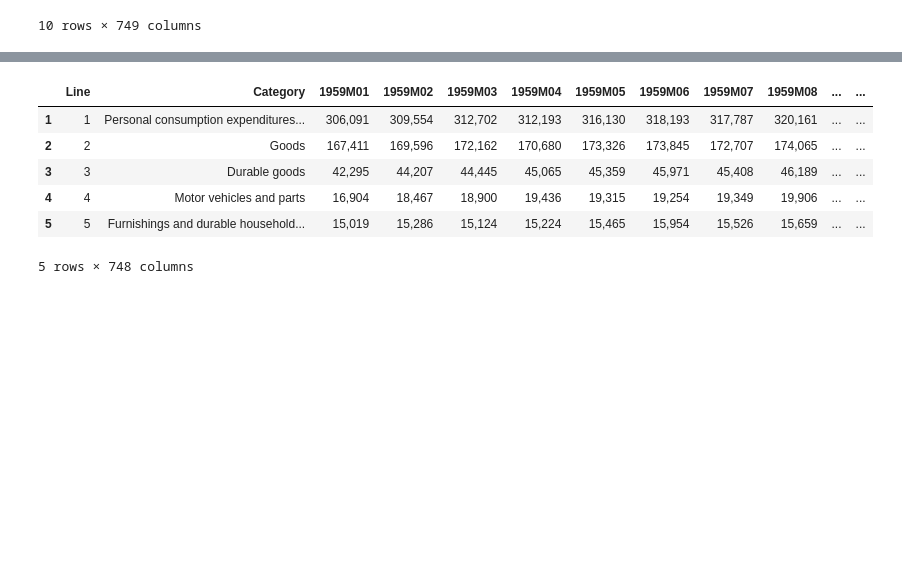
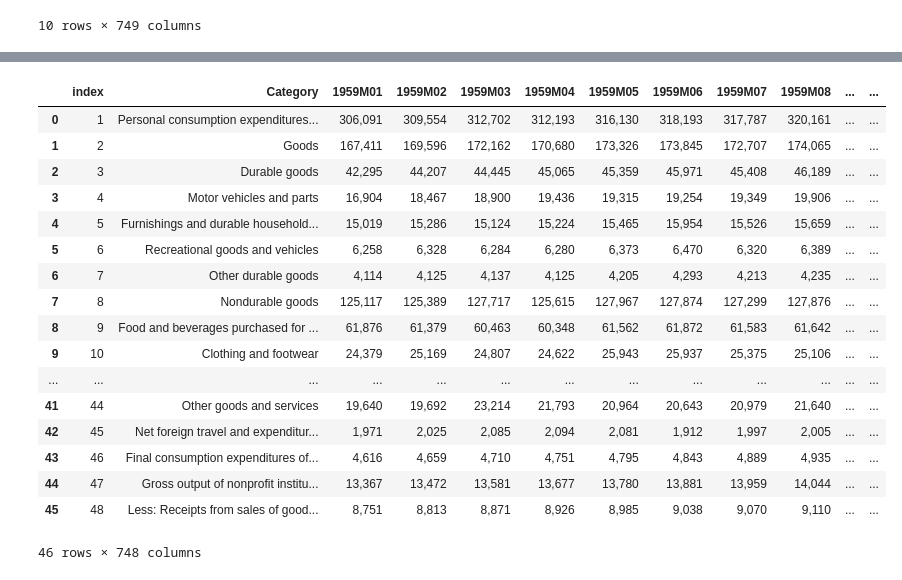
Before and after one commit to priscilla-wong/Project_1, a Jupyter notebook: covid_vs_pc/Analysis/covid_pc_analysis.ipynb, the cells around one changed output, grey strips where cells are left out. Saved outputs shown, nothing was run; the diff lists cells and outputs as text; code cells hidden in the pictures; blank space fills up the shorter version.

```diff
--- a/covid_vs_pc/Analysis/covid_pc_analysis.ipynb
+++ b/covid_vs_pc/Analysis/covid_pc_analysis.ipynb
@@ -82,4 +90,29 @@ covid_df
 pc_df = pc_data.dropna()
 # %%
 pc_df.rename(columns={pc_df.columns[1]: "Category"}, inplace = True)
+# %%
+pc_df = pc_df.drop(columns=pc_df.columns[0]).copy()
+
+pc_df = pc_df.drop(columns=pc_df.columns[1]).copy()
+# %%
+pc_df.reset_index()
+# %% [output]
+|  | index | Category | 1959M01 | 1959M02 | 1959M03 | 1959M04 | 1959M05 | 1959M06 | 1959M07 | 1959M08 | ... | ... |
+| 0 | 1 | Personal consumption expenditures... | 306,091 | 309,554 | 312,702 | 312,193 | 316,130 | 318,193 | 317,787 | 320,161 | ... | ... |
+| 1 | 2 | Goods | 167,411 | 169,596 | 172,162 | 170,680 | 173,326 | 173,845 | 172,707 | 174,065 | ... | ... |
+| 2 | 3 | Durable goods | 42,295 | 44,207 | 44,445 | 45,065 | 45,359 | 45,971 | 45,408 | 46,189 | ... | ... |
+| 3 | 4 | Motor vehicles and parts | 16,904 | 18,467 | 18,900 | 19,436 | 19,315 | 19,254 | 19,349 | 19,906 | ... | ... |
+| 4 | 5 | Furnishings and durable household... | 15,019 | 15,286 | 15,124 | 15,224 | 15,465 | 15,954 | 15,526 | 15,659 | ... | ... |
+| 5 | 6 | Recreational goods and vehicles | 6,258 | 6,328 | 6,284 | 6,280 | 6,373 | 6,470 | 6,320 | 6,389 | ... | ... |
+| 6 | 7 | Other durable goods | 4,114 | 4,125 | 4,137 | 4,125 | 4,205 | 4,293 | 4,213 | 4,235 | ... | ... |
+| 7 | 8 | Nondurable goods | 125,117 | 125,389 | 127,717 | 125,615 | 127,967 | 127,874 | 127,299 | 127,876 | ... | ... |
+| 8 | 9 | Food and beverages purchased for ... | 61,876 | 61,379 | 60,463 | 60,348 | 61,562 | 61,872 | 61,583 | 61,642 | ... | ... |
+| 9 | 10 | Clothing and footwear | 24,379 | 25,169 | 24,807 | 24,622 | 25,943 | 25,937 | 25,375 | 25,106 | ... | ... |
+| ... | ... | ... | ... | ... | ... | ... | ... | ... | ... | ... | ... | ... |
+| 41 | 44 | Other goods and services | 19,640 | 19,692 | 23,214 | 21,793 | 20,964 | 20,643 | 20,979 | 21,640 | ... | ... |
+| 42 | 45 | Net foreign travel and expenditur... | 1,971 | 2,025 | 2,085 | 2,094 | 2,081 | 1,912 | 1,997 | 2,005 | ... | ... |
+| 43 | 46 | Final consumption expenditures of... | 4,616 | 4,659 | 4,710 | 4,751 | 4,795 | 4,843 | 4,889 | 4,935 | ... | ... |
+| 44 | 47 | Gross output of nonprofit institu... | 13,367 | 13,472 | 13,581 | 13,677 | 13,780 | 13,881 | 13,959 | 14,044 | ... | ... |
+| 45 | 48 | Less: Receipts from sales of good... | 8,751 | 8,813 | 8,871 | 8,926 | 8,985 | 9,038 | 9,070 | 9,110 | ... | ... |
+46 rows × 748 columns
 # %%
@@ -87,10 +119,0 @@ pc_df = pc_df.drop(columns=pc_df.columns[2]).copy()
-# %%
-pc_df.head()
-# %% [output]
-|  | Line | Category | 1959M01 | 1959M02 | 1959M03 | 1959M04 | 1959M05 | 1959M06 | 1959M07 | 1959M08 | ... | ... |
-| 1 | 1 | Personal consumption expenditures... | 306,091 | 309,554 | 312,702 | 312,193 | 316,130 | 318,193 | 317,787 | 320,161 | ... | ... |
-| 2 | 2 | Goods | 167,411 | 169,596 | 172,162 | 170,680 | 173,326 | 173,845 | 172,707 | 174,065 | ... | ... |
-| 3 | 3 | Durable goods | 42,295 | 44,207 | 44,445 | 45,065 | 45,359 | 45,971 | 45,408 | 46,189 | ... | ... |
-| 4 | 4 | Motor vehicles and parts | 16,904 | 18,467 | 18,900 | 19,436 | 19,315 | 19,254 | 19,349 | 19,906 | ... | ... |
-| 5 | 5 | Furnishings and durable household... | 15,019 | 15,286 | 15,124 | 15,224 | 15,465 | 15,954 | 15,526 | 15,659 | ... | ... |
-5 rows × 748 columns
```
Also changed, not shown: parts of 9 cells of this notebook, 3 other files.
